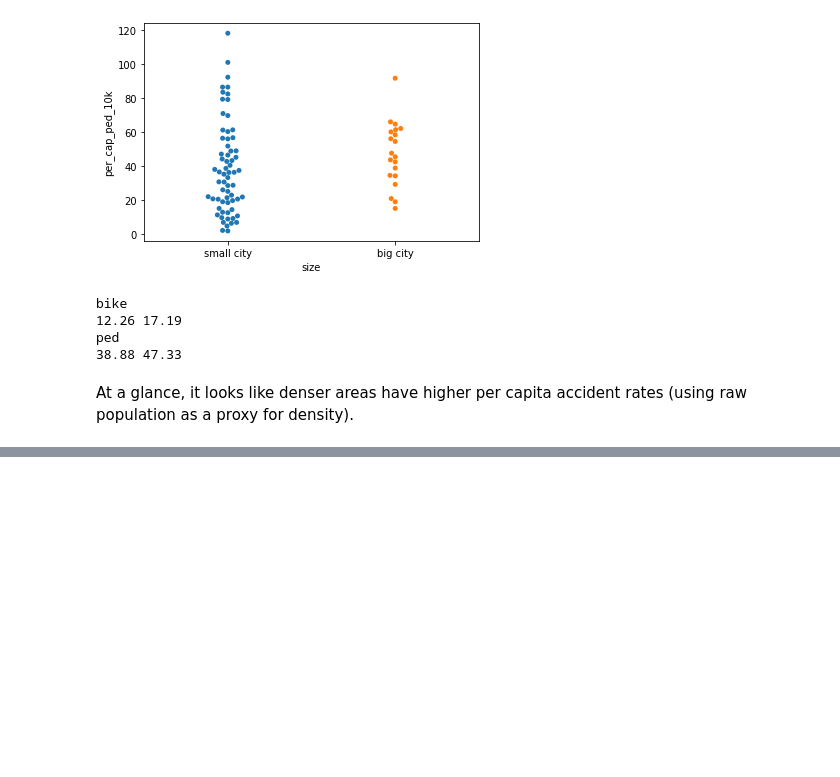
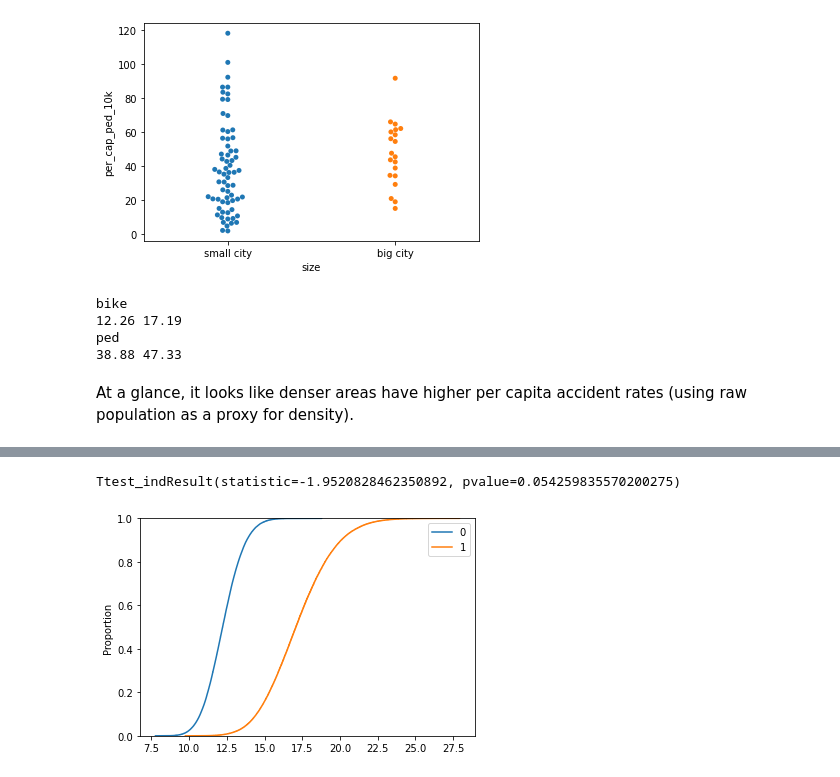
Before and after one commit to gchambers11/SpringBoard_Capstone_Two, a Jupyter notebook: Kaggle Capstone EDA.ipynb, the cells around one changed output, grey strips where cells are left out. Saved outputs shown, nothing was run; the diff lists cells and outputs as text; code cells hidden in the pictures; blank space fills up the shorter version.

```diff
--- a/Kaggle Capstone EDA.ipynb
+++ b/Kaggle Capstone EDA.ipynb
@@ -296,0 +360,6 @@ At a glance, it looks like denser areas have higher per capita accident rates (u
+# %%
+sns.ecdfplot([small_means,big_means])
+print(scipy.stats.ttest_ind(small_bikecap,big_bikecap))
+# %% [output]
+Ttest_indResult(statistic=-1.9520828462350892, pvalue=0.054259835570200275)
+[figure, added]
```
Also changed, not shown: parts of 24 cells of this notebook.
